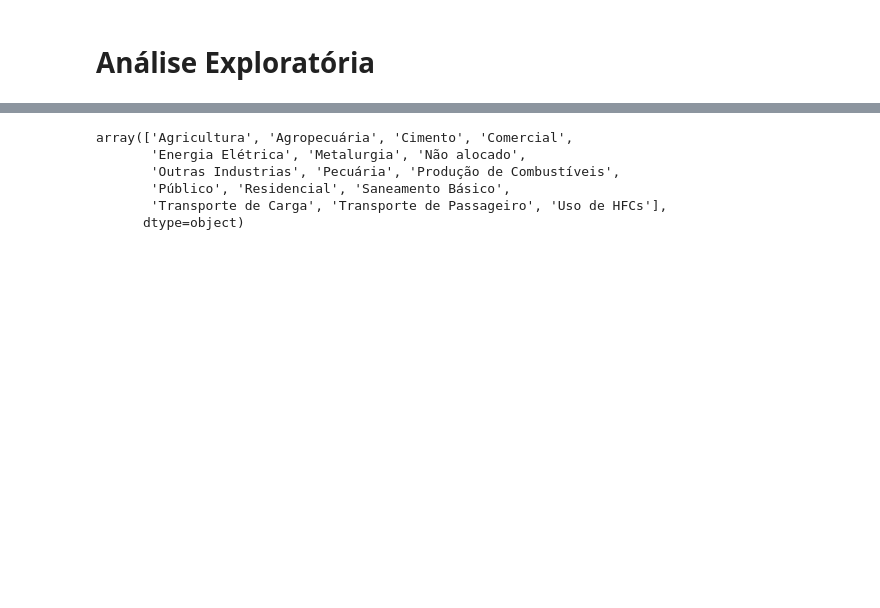
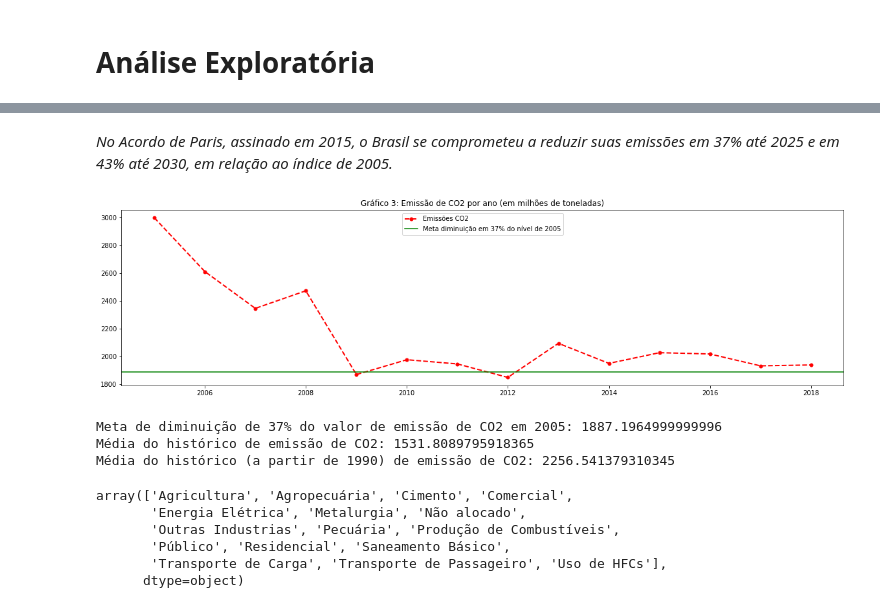
Before and after one commit to andrevcmelo/DataLearning, a Jupyter notebook: emissões_CO2.ipynb, the cells around one changed output, grey strips where cells are left out. Cells and saved outputs as stored; diff of their text form; code cells hidden in the pictures; blank space fills up the shorter version.

```diff
--- a/emissões_CO2.ipynb
+++ b/emissões_CO2.ipynb
@@ -208,3 +234,26 @@ data_emissoes
+# %% [markdown]
+*No Acordo de Paris, assinado em 2015, o Brasil se comprometeu a reduzir suas emissões em 37% até 2025 e em 43% até 2030, em relação ao índice de 2005.*
+# %%
+#Vejamos o mesmo gráfico resumido de 2005 em diante para observarmos o andamento das metas estabelecidas.
+data_emissoes2 = data_emissoes.loc['2005':]
+valor_2005 = data_emissoes2['Valor/mi_t'][0] - data_emissoes2['Valor/mi_t'][0] * 0.37
+
+plt.figure(figsize=(20, 5))
+plt.plot(data_emissoes2['Valor/mi_t'], color = 'red',  marker='o',linestyle='dashed',linewidth=2, markersize=5,label="Emissões CO2")
+plt.title('Gráfico 3: Emissão de CO2 por ano (em milhões de toneladas)')
+plt.axhline(valor_2005,color='green',label="Meta diminuição em 37% do nível de 2005")
+plt.legend(loc='upper center')
+plt.show();
+# %% [output]
+[figure, added]
+# %%
+print('Meta de diminuição de 37% do valor de emissão de CO2 em 2005:',valor_2005)
+print('Média do histórico de emissão de CO2:',data_emissoes['Valor/mi_t'].mean())
+print('Média do histórico (a partir de 1990) de emissão de CO2:',data_emissoes.loc['1990':]['Valor/mi_t'].mean())
+# %% [output]
+Meta de diminuição de 37% do valor de emissão de CO2 em 2005: 1887.1964999999996
+Média do histórico de emissão de CO2: 1531.8089795918365
+Média do histórico (a partir de 1990) de emissão de CO2: 2256.541379310345
 # %%
 #Lista de categorias válidas
 dados['Categoria'].unique()
```
Also changed, not shown: parts of 42 cells of this notebook.
